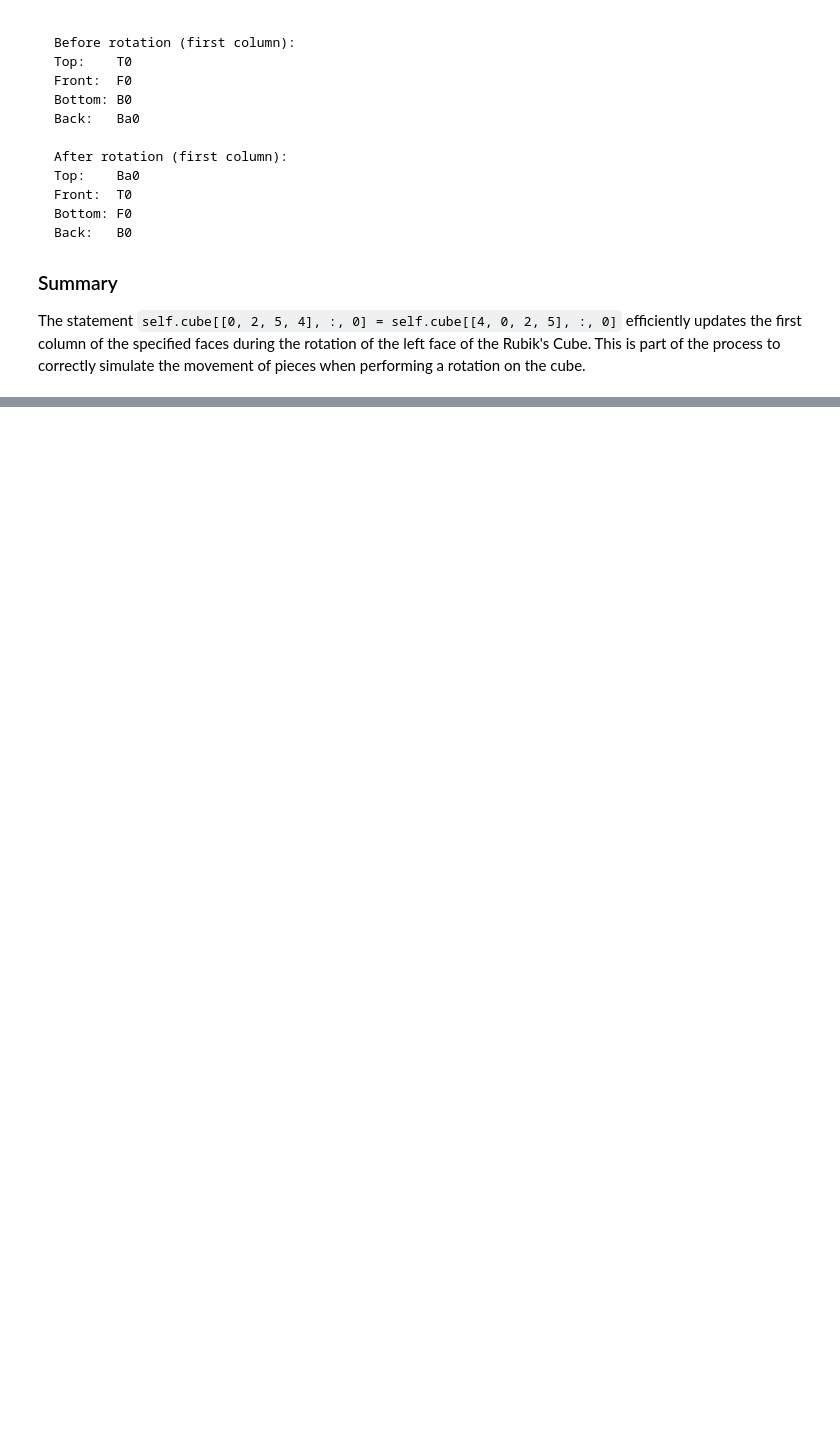
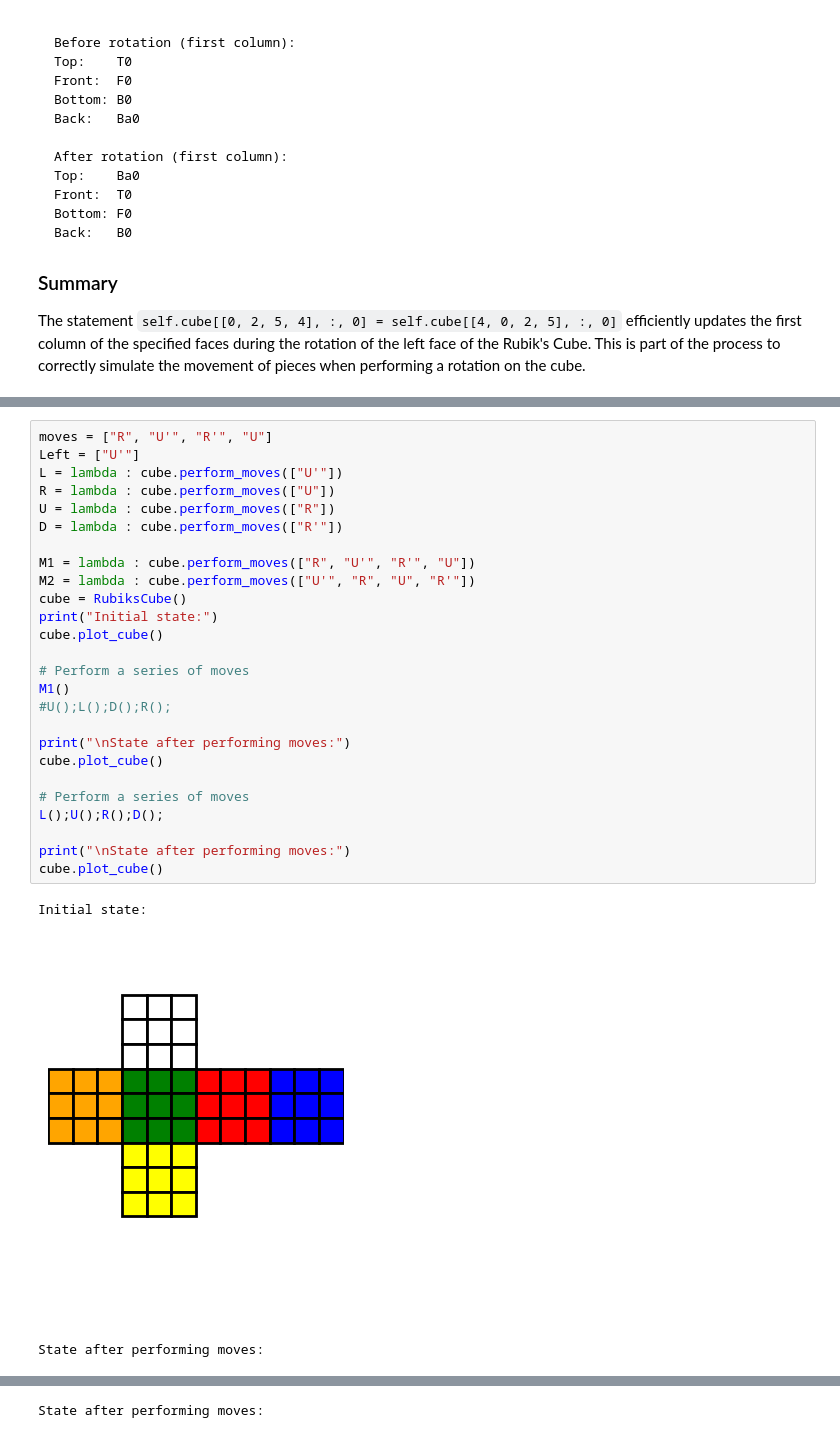
Before and after one commit to everestso/Summer24, a Jupyter notebook: RubikCube2.ipynb, the cells around one changed output, grey strips where cells are left out. Cells and saved outputs as stored; diff of their text form; blank space fills up the shorter version.

```diff
--- a/RubikCube2.ipynb
+++ b/RubikCube2.ipynb
@@ -410,0 +588,30 @@ The statement `self.cube[[0, 2, 5, 4], :, 0] = self.cube[[4, 0, 2, 5], :, 0]` ef
+# %%
+moves = ["R", "U'", "R'", "U"]
+Left = ["U'"]
+L = lambda : cube.perform_moves(["U'"])
+R = lambda : cube.perform_moves(["U"])
+U = lambda : cube.perform_moves(["R"])
+D = lambda : cube.perform_moves(["R'"])
+
+M1 = lambda : cube.perform_moves(["R", "U'", "R'", "U"])
+M2 = lambda : cube.perform_moves(["U'", "R", "U", "R'"])
+cube = RubiksCube()
+print("Initial state:")
+cube.plot_cube()
+
+# Perform a series of moves
+M1()
+#U();L();D();R();
+
+print("\nState after performing moves:")
+cube.plot_cube()
+
+# Perform a series of moves
+L();U();R();D();
+
+print("\nState after performing moves:")
+cube.plot_cube()
+# %% [output]
+Initial state:
+[figure, added]
+State after performing moves:
@@ -410,0 +619 @@ The statement `self.cube[[0, 2, 5, 4], :, 0] = self.cube[[4, 0, 2, 5], :, 0]` ef
+State after performing moves:
```
Also changed, not shown: parts of 6 cells of this notebook.
